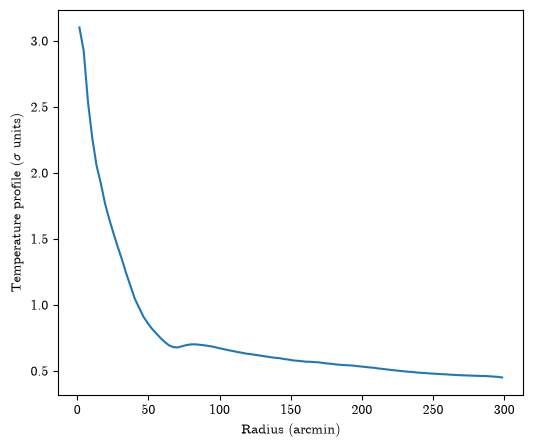
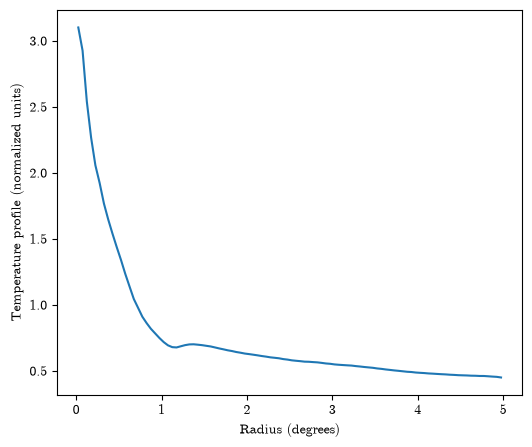
Unified diff of the notebook cell whose output changed from the first chart to the second:
--- before
+++ after
@@ -1,5 +1,6 @@
+radius_deg = radius / 60.0  
 plt.figure(figsize=(6,5))
-plt.plot(radius,profile)
-plt.xlabel('Radius (arcmin)')
-plt.ylabel(r'Temperature profile ($\sigma$ units)')
+plt.plot(radius_deg,profile)
+plt.xlabel('Radius (degrees)')
+plt.ylabel(r'Temperature profile (normalized units)')
 plt.show()

Commit: Update imports and change units in plots